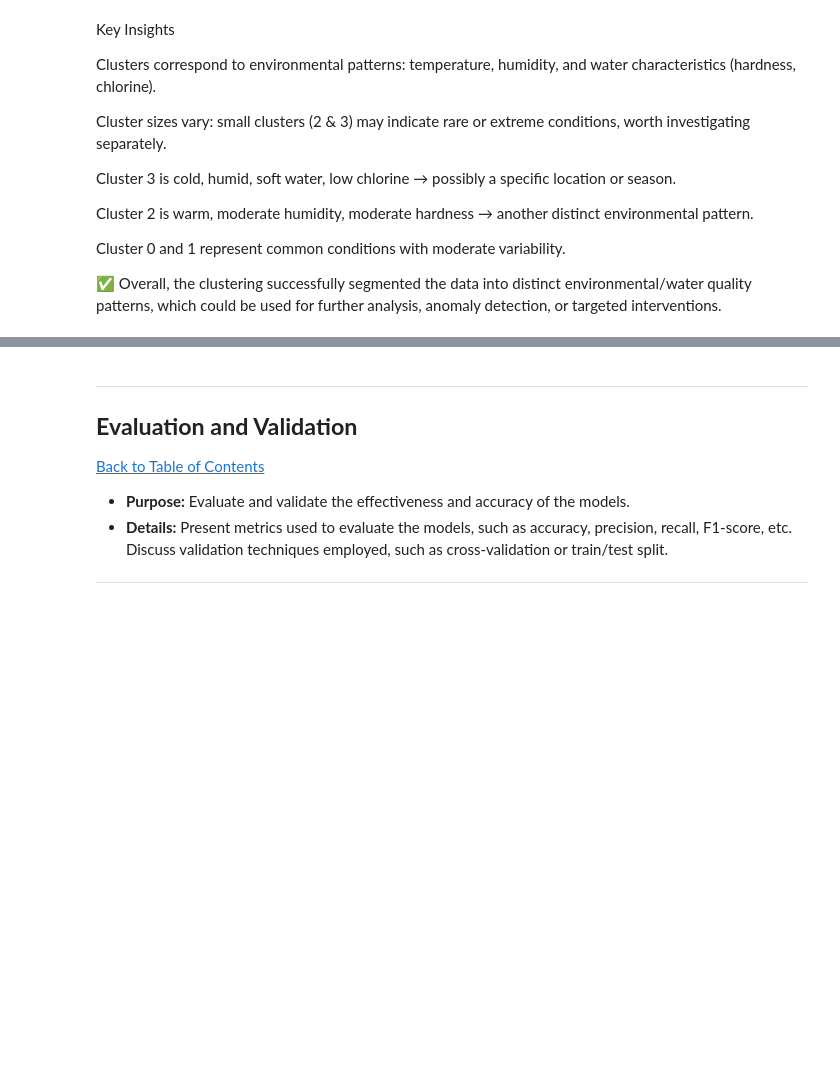
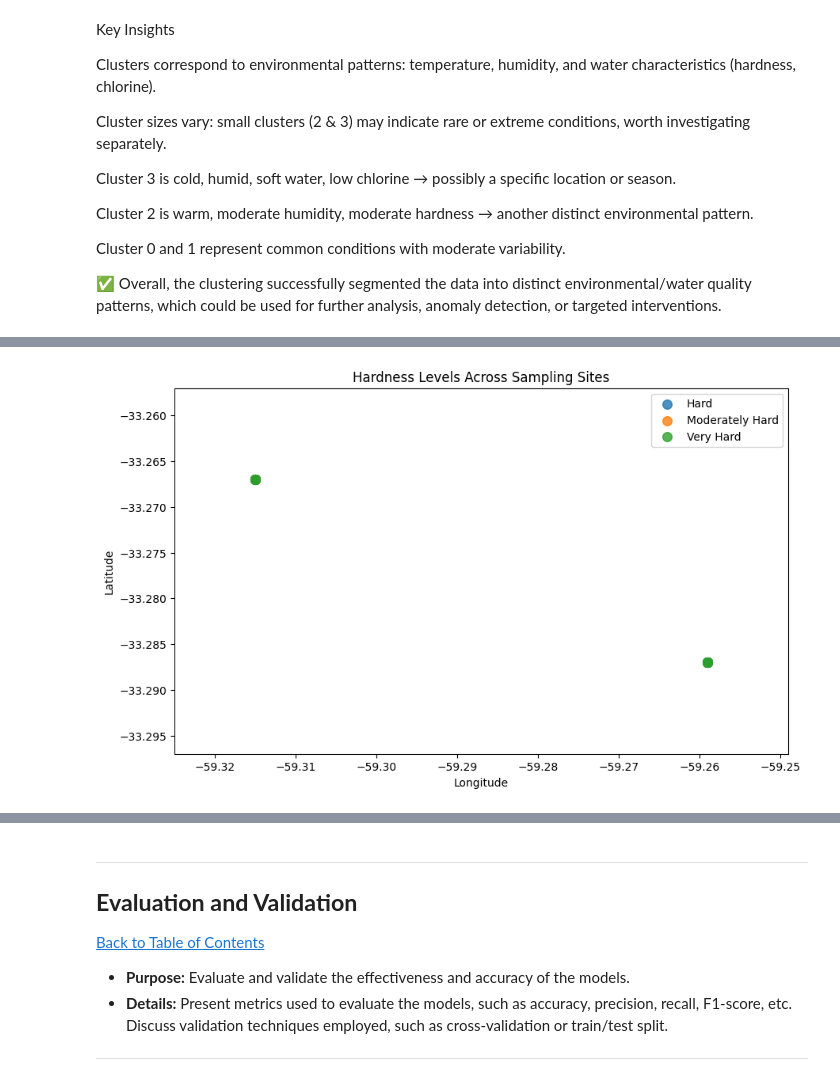
Before and after one commit to Jeremy809/Workplace, a Jupyter notebook: QCTO---Workplace-Module-Notebook-Template-4571.ipynb, the cells around one changed output, grey strips where cells are left out. Saved outputs shown, nothing was run; the diff lists cells and outputs as text; code cells hidden in the pictures; blank space fills up the shorter version.

```diff
--- a/QCTO---Workplace-Module-Notebook-Template-4571.ipynb
+++ b/QCTO---Workplace-Module-Notebook-Template-4571.ipynb
@@ -774,0 +875,25 @@ Cluster 0 and 1 represent common conditions with moderate variability.
+# %%
+plt.figure(figsize=(10,6))
+
+for level in df['hardness_level'].unique():
+    subset = df[df['hardness_level'] == level]
+
+    plt.scatter(
+        subset['lon'],
+        subset['lat'],
+        s=70,
+        label=level,
+        alpha=0.8
+    )
+
+plt.legend()
+plt.title("Hardness Levels Across Sampling Sites")
+plt.xlabel("Longitude")
+plt.ylabel("Latitude")
+
+plt.xlim(df['lon'].min()-0.01, df['lon'].max()+0.01)
+plt.ylim(df['lat'].min()-0.01, df['lat'].max()+0.01)
+
+plt.show()
+# %% [output]
+[figure, added]
```
Also changed, not shown: parts of 34 cells of this notebook.
